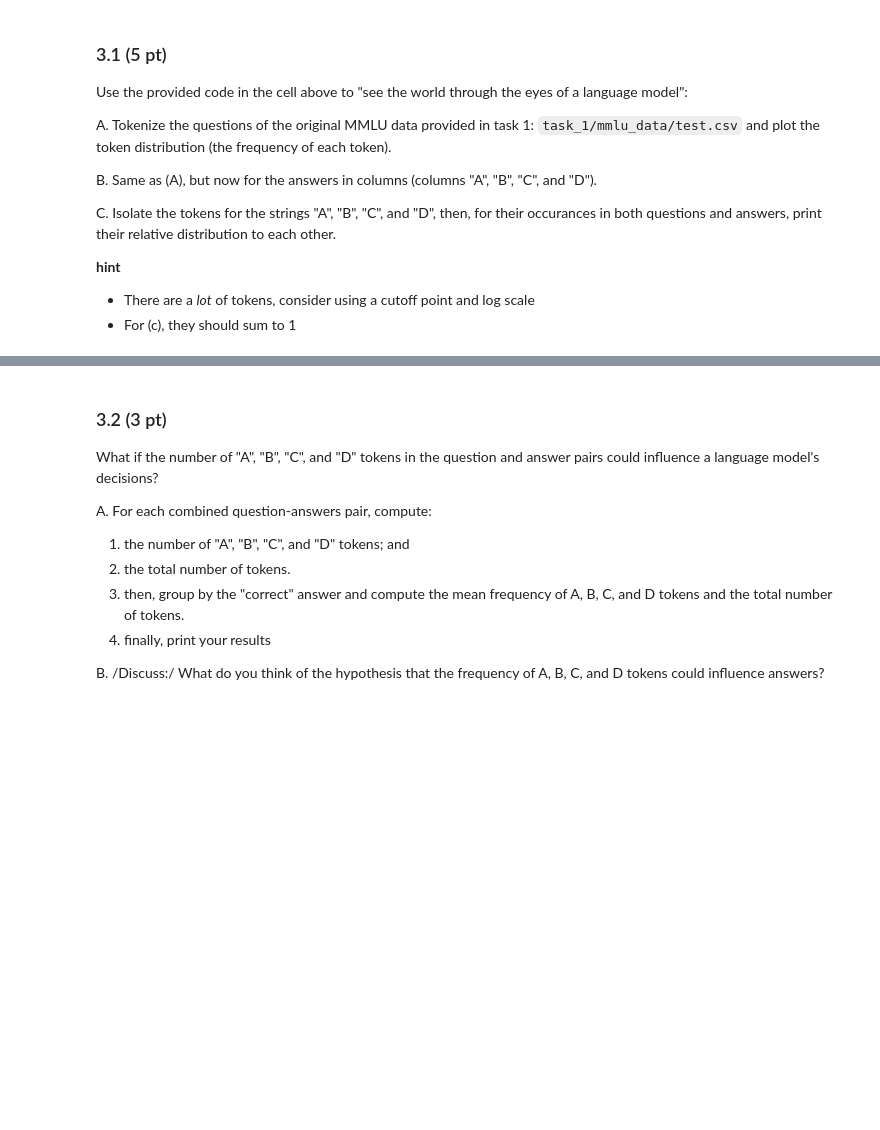
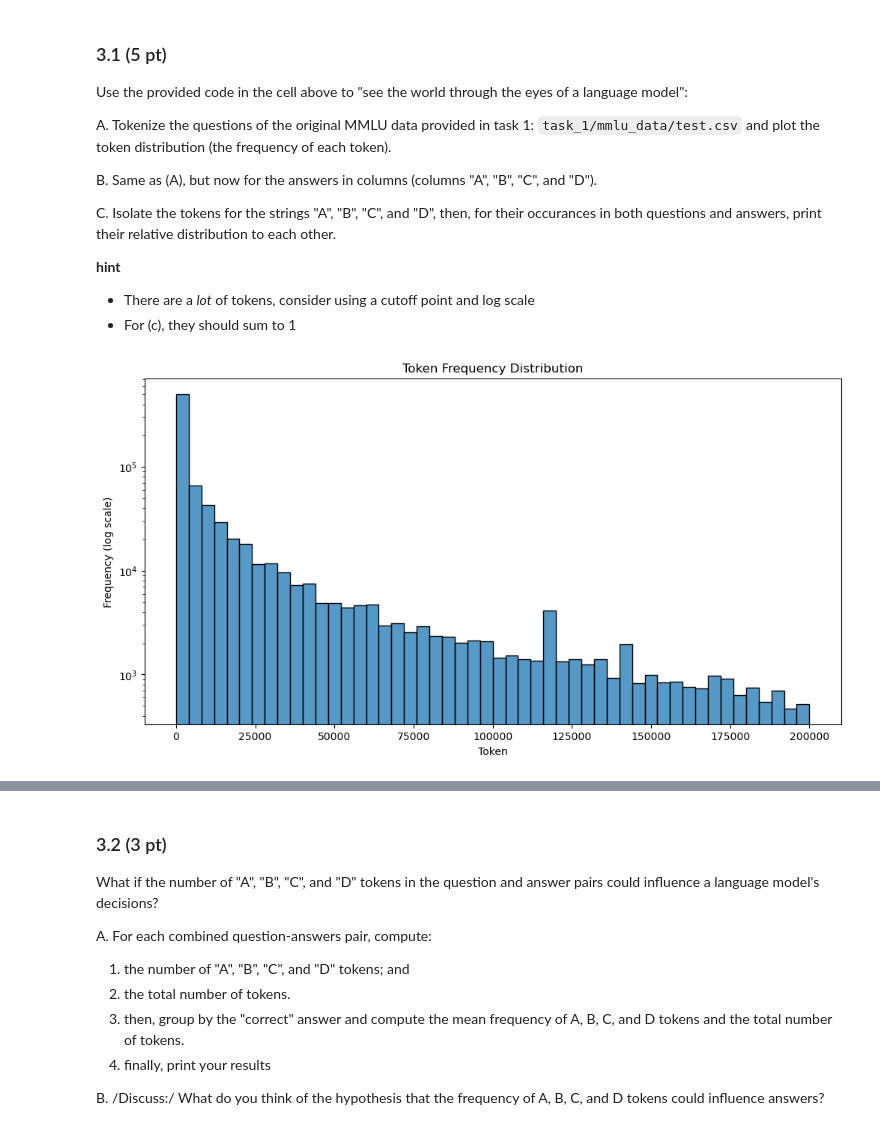
Before and after one commit to Thierrix/2024, a Jupyter notebook: Homework/01_PROJECT_NEUTRALITY/analysis.ipynb, the cells around one changed output, grey strips where cells are left out. Cells and saved outputs as stored; diff of their text form; code cells hidden in the pictures; blank space fills up the shorter version.

```diff
--- a/Homework/01_PROJECT_NEUTRALITY/analysis.ipynb
+++ b/Homework/01_PROJECT_NEUTRALITY/analysis.ipynb
@@ -778,5 +765,22 @@ C. Isolate the tokens for the strings "A", "B", "C", and "D", then, for their oc
 - For (c), they should sum to 1
 # %%
 # A
+
+df_test['tokens'] = df_test['question'].apply(tokenize_text)
+df_test['tokens'].head()
+
+# Flatten the list of tokens
+all_tokens = [token for sublist in df_test['tokens'] for token in sublist]
+
+# Plot the frequency of each token
+plt.figure(figsize=(12, 6))
+sns.histplot(all_tokens, bins=50, kde=False)
+plt.yscale('log')
+plt.title('Token Frequency Distribution')
+plt.xlabel('Token')
+plt.ylabel('Frequency (log scale)')
+plt.show()
+# %% [output]
+[figure, added]
 # %%
 # B
```
Also changed, not shown: parts of 7 cells of this notebook.
